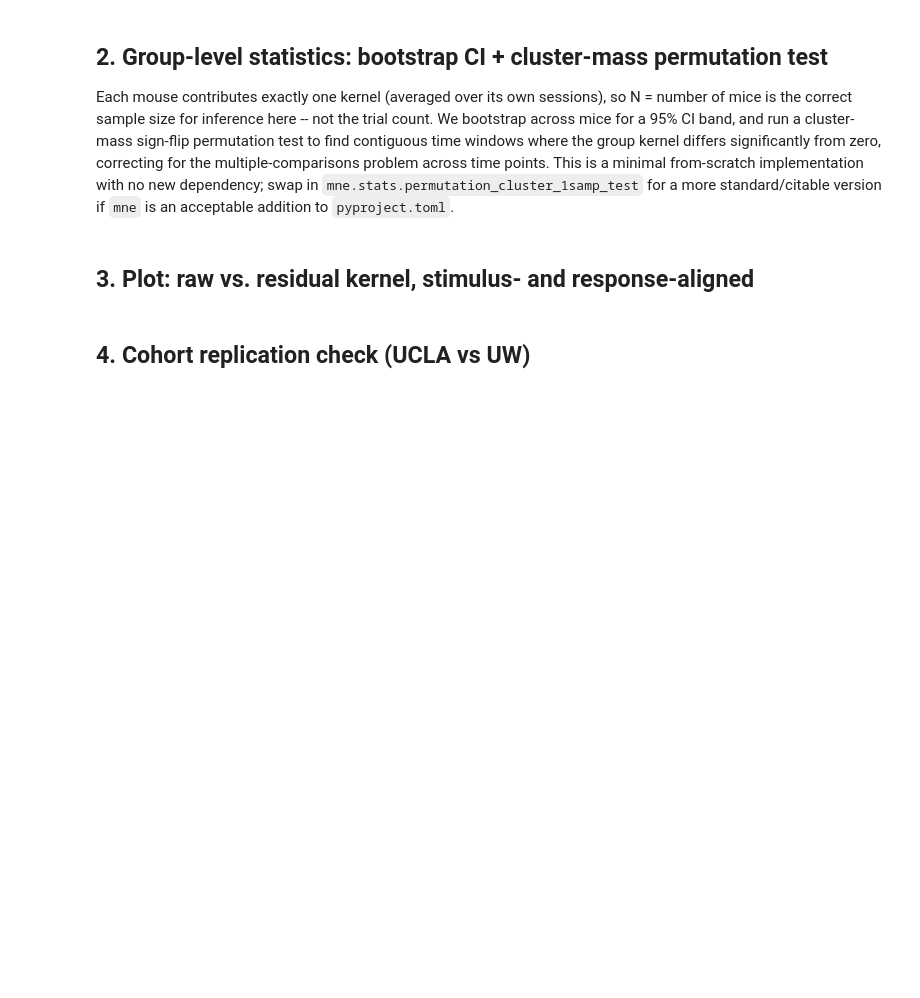
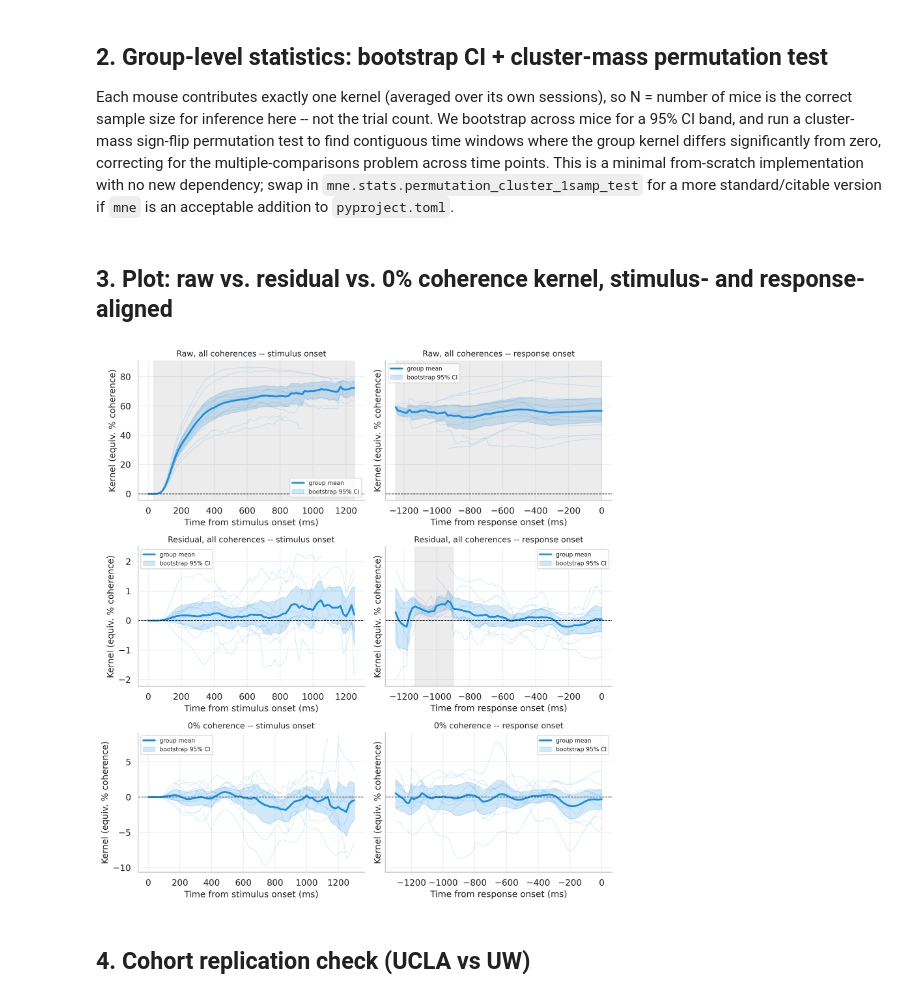
Before and after one commit to vaibrainium/decision-behavior-in-mice, a Jupyter notebook: notebooks/2.14-psychophysical-kernel-analysis.ipynb, the cells around one changed output. Saved outputs shown, nothing was run; the diff lists cells and outputs as text; code cells hidden in the pictures; blank space fills up the shorter version.

```diff
--- a/notebooks/2.14-psychophysical-kernel-analysis.ipynb
+++ b/notebooks/2.14-psychophysical-kernel-analysis.ipynb
@@ -88,3 +89,8 @@ pulse_dir_map = {-1: "left", 1: "right"}  # by sign(pulse_type)
 data["pulse_condition"] = data["pulse_type"].map(pulse_mapping)
 data["pulse_time_bin"] = data["pulse_type"].abs().map(pulse_time_bin_map)
 data["pulse_direction"] = np.sign(data["pulse_type"]).map(pulse_dir_map)
+
+# Control = no physical pulse. pulse_type == 0 alone is not enough: it includes some UW trials with a real
+# late pulse (pulse_coherence != signed_coherence).
+data["is_control"] = (data["pulse_type"] == 0) & (~data["is_pulse_trial"] | (data["pulse_coherence"] == data["signed_coherence"]))
+print(f"{(data['pulse_type'] == 0).sum()} trials with pulse_type == 0, {data['is_control'].sum()} without a physical pulse")
@@ -132,7 +143,7 @@ def trim_by_nan_fraction(arr, threshold=0.4, from_end=False):
 
 
 def residual_motion_energy(me, signed_coherence):
-    """Subtract, per |coherence| condition, the condition-mean ME trace from each trial."""
+    """Subtract, per signed-coherence condition, the condition-mean ME trace from each trial."""
     residual = np.full_like(me, np.nan, dtype=float)
     for coh in np.unique(signed_coherence):
         mask = signed_coherence == coh
@@ -144,25 +155,28 @@ def residual_motion_energy(me, signed_coherence):
 def session_kernel(me, choice, alignment="stimulus_onset", nan_threshold=0.5):
     """Right-choice minus left-choice mean ME (or residual-ME) trace for one session.
 
-    NOTE: assumes `choice` is coded 1 = rightward, 0 = leftward -- verify against the
-    schema produced in notebooks/0.1-preprocessing-data.ipynb before trusting kernel sign.
+    `choice` is coded 1 = rightward, 0 = leftward (checked: choice follows the sign of coherence).
     """
     me = me.copy()
+    # align first, then blank sparse time bins: blanking before right-alignment would align long trials to
+    # the blanking cutoff instead of to their response
+    if alignment == "response_onset":
+        me = right_align_rows_with_nan_padding(me)
     drop_cols = np.isnan(me).mean(axis=0) > nan_threshold
     me[:, drop_cols] = np.nan
-    if alignment == "response_onset":
-        me = right_align_rows_with_nan_padding(me)
     right = me[choice == 1]
     left = me[choice == 0]
     if len(right) == 0 or len(left) == 0:
         return np.full(me.shape[1], np.nan)
     return np.nanmean(right, axis=0) - np.nanmean(left, axis=0)
 # %%
-def build_hierarchical_kernels(df, me_array, use_residual, alignment, nan_threshold=0.5, trim_threshold=0.4):
+def build_hierarchical_kernels(df, me_array, use_residual, alignment, zero_coherence_only=False, nan_threshold=0.5, trim_threshold=0.4):
     """session -> mouse -> group kernel, so group stats treat each mouse as one sample."""
     session_rows = []
     for idx in df["idx_session"].unique():
-        mask = (df["idx_session"] == idx).values & (df["pulse_type"] == 0).values
+        mask = (df["idx_session"] == idx).values & df["is_control"].values
+        if zero_coherence_only:
+            mask &= (df["signed_coherence"] == 0).values
         if mask.sum() < 10:
             continue
         sub = df.loc[mask]
@@ -204,10 +218,14 @@ def build_hierarchical_kernels(df, me_array, use_residual, alignment, nan_thresh
     return session_df, session_mat, mouse_df, mouse_mat
 
 
+KERNEL_TYPES = {  # name: (use_residual, zero_coherence_only)
+    "raw": (False, False),
+    "residual": (True, False),
+    "zero_coh": (False, True),
+}
 kernels = {}
-for use_residual in (False, True):
+for name, (use_residual, zero_only) in KERNEL_TYPES.items():
     for alignment in ("stimulus_onset", "response_onset"):
-        key = ("residual" if use_residual else "raw", alignment)
-        kernels[key] = build_hierarchical_kernels(data, motion_energy_array, use_residual, alignment)
+        kernels[(name, alignment)] = build_hierarchical_kernels(data, motion_energy_array, use_residual, alignment, zero_coherence_only=zero_only)
 
 {k: v[3].shape for k, v in kernels.items()}
@@ -265,40 +290,42 @@ def cluster_permutation_test(mouse_mat, n_perm=2000, alpha=0.05, rng=RNG):
             sig_clusters.append((s, e, p_val))
     return obs_t, sig_clusters
 # %% [markdown]
-## 3. Plot: raw vs. residual kernel, stimulus- and response-aligned
+## 3. Plot: raw vs. residual vs. 0% coherence kernel, stimulus- and response-aligned
 # %%
 def time_axis(n, alignment, frame_ms=FRAME_MS):
     t = np.arange(n) * frame_ms
     return t if alignment == "stimulus_onset" else t - t[-1]
 
 
 def plot_kernel_panel(ax, mouse_mat, alignment, title, color="#1a8fe3"):
     t = time_axis(mouse_mat.shape[1], alignment)
     lo, hi = bootstrap_ci(mouse_mat)
     mean = np.nanmean(mouse_mat, axis=0)
     _, sig_clusters = cluster_permutation_test(mouse_mat)
 
     ax.plot(t, mouse_mat.T, color=color, alpha=0.15, lw=1)
     ax.plot(t, mean, color=color, lw=2.5, label="group mean")
     ax.fill_between(t, lo, hi, color=color, alpha=0.2, label="bootstrap 95% CI")
     for s, e, p in sig_clusters:
         ax.axvspan(t[s], t[min(e, len(t) - 1)], color="grey", alpha=0.15)
     ax.axhline(0, color="k", lw=0.8, ls="--")
     ax.set_title(title, fontsize=11)
     ax.set_xlabel(f"Time from {'stimulus' if alignment == 'stimulus_onset' else 'response'} onset (ms)")
-    ax.set_ylabel("Kernel (a.u.)")
+    ax.set_ylabel("Kernel (equiv. % coherence)")
     ax.legend(fontsize=8)
 
 
-fig, axs = plt.subplots(2, 2, figsize=(spu.TEXTWIDTH * 1.4, spu.TEXTWIDTH), sharey="row")
-for row, use_residual in enumerate((False, True)):
+KERNEL_LABELS = {"raw": "Raw, all coherences", "residual": "Residual, all coherences", "zero_coh": "0% coherence"}
+fig, axs = plt.subplots(3, 2, figsize=(spu.TEXTWIDTH * 1.4, spu.TEXTWIDTH * 1.5), sharey="row")
+for row, name in enumerate(KERNEL_TYPES):
     for col, alignment in enumerate(("stimulus_onset", "response_onset")):
-        _, _, _, mouse_mat = kernels[("residual" if use_residual else "raw", alignment)]
-        label = "Residual (coherence-subtracted)" if use_residual else "Raw"
-        plot_kernel_panel(axs[row, col], mouse_mat, alignment, f"{label} kernel -- {alignment.replace('_', ' ')}")
+        _, _, _, mouse_mat = kernels[(name, alignment)]
+        plot_kernel_panel(axs[row, col], mouse_mat, alignment, f"{KERNEL_LABELS[name]} -- {alignment.replace('_', ' ')}")
 plt.tight_layout()
 plt.savefig(FIGURE_DIR / "psychophysical_kernel_raw_vs_residual.png", dpi=300)
 plt.show()
+# %% [output]
+[figure, added]
 # %% [markdown]
 ## 4. Cohort replication check (UCLA vs UW)
 # %%
```
Also changed, not shown: parts of 23 cells of this notebook, 2 other files.
